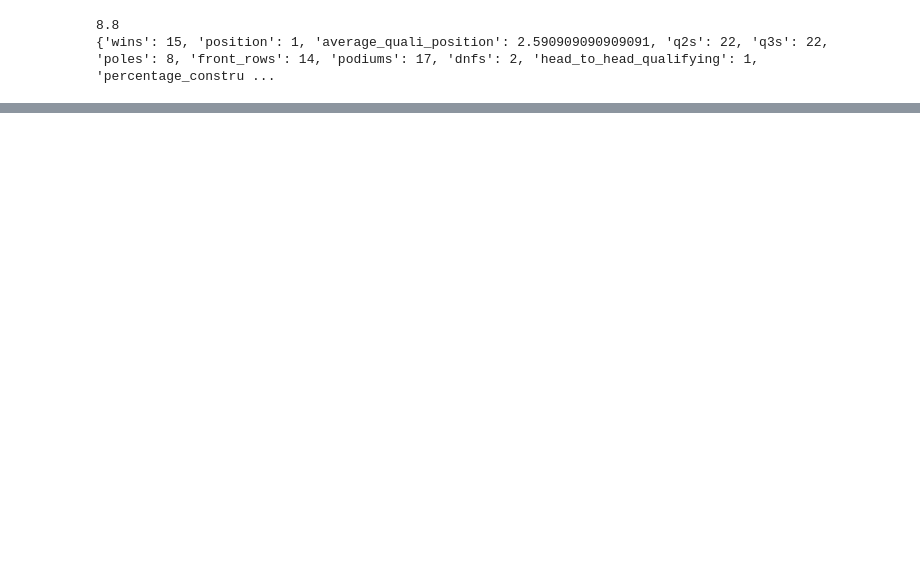
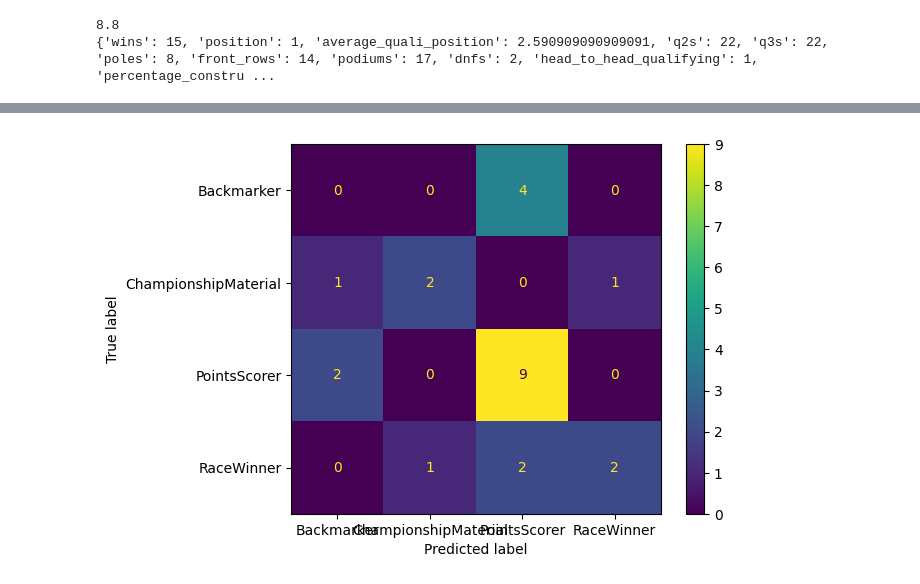
Before and after one commit to kbaczkiewicz/f1predictions, a Jupyter notebook: notebooks/F1 prediction.ipynb, the cells around one changed output, grey strips where cells are left out. Drawn from its saved outputs; the diff is of its cells as text; code cells hidden in the pictures; blank space fills up the shorter version.

Commit message:
create classifiers

```diff
--- a/notebooks/F1 prediction.ipynb
+++ b/notebooks/F1 prediction.ipynb
@@ -156,0 +148,93 @@ Max Verstappen's 2023 predicted rating: 8.7
+# %%
+import numpy as np
+import matplotlib.pyplot as plt
+from sklearn.metrics import ConfusionMatrixDisplay
+import warnings
+from f1predictions.orm.config.database import get_session
+from f1predictions.orm.query import DriverCategoryQuery, DriverQuery, DriverRatingQuery
+from f1predictions.prediction.modelfactory import DriverCategoryModelFactory, DriverRatingsModelFactory
+from f1predictions.prediction.classifiers import LogisticRegressionClassifierBuilder, DecisionTreeClassifierBuilder, \
+    RandomForestClassifierBuilder, LightGBMClassifierBuilder, KNNClassifierBuilder
+from f1predictions.utils import get_driver_ratings_predictor
+
+driver_categories_query = DriverCategoryQuery(get_session())
+driver_ratings_factory = DriverRatingsModelFactory(DriverQuery(get_session()))
+factory = DriverCategoryModelFactory(driver_ratings_factory)
+ratings_predictor = get_driver_ratings_predictor(DriverRatingQuery(get_session()), driver_ratings_factory).get()
+
+categories = driver_categories_query.get_drivers_categories()
+
+with warnings.catch_warnings():
+    warnings.simplefilter('ignore')
+    model = [
+        factory.create_driver_category_model(
+            i.driver_id,
+            i.year,
+            float(ratings_predictor.predict(np.array(driver_ratings_factory.create_driver_ratings_model(i.driver_id, i.year).to_list()).reshape(1, -1))))
+        for i in categories
+    ]
+
+X = np.array([i.to_list() for i in model])
+y = np.array([i.category.name for i in categories])
+
+drivers_ids = [i.driver_id for i in categories]
+
+classifier_builder = LogisticRegressionClassifierBuilder() \
+    .set_model(X, y) \
+    .create_train_test_set(0.33) \
+    .create_classifier('ovr', 'liblinear')
+
+classifier = classifier_builder.get()
+
+y_pred = classifier.predict(classifier_builder.X_test)
+print(classifier.score(classifier_builder.X_test, classifier_builder.y_test))
+ConfusionMatrixDisplay.from_predictions(classifier_builder.y_test, y_pred)
+
+decision_tree_builder = DecisionTreeClassifierBuilder() \
+    .set_model(X, y) \
+    .set_criterion('log_loss') \
+    .create_train_test_set(0.33) \
+    .create_classifier(12)
+
+decision_tree = decision_tree_builder.get()
+
+y_pred = decision_tree.predict(decision_tree_builder.X_test)
+print(decision_tree.score(decision_tree_builder.X_test, decision_tree_builder.y_test))
+ConfusionMatrixDisplay.from_predictions(decision_tree_builder.y_test, y_pred)
+
+random_forest_builder = RandomForestClassifierBuilder() \
+    .set_model(X, y) \
+    .set_criterion('log_loss') \
+    .create_train_test_set(0.33) \
+    .create_classifier(50)
+
+random_forest = random_forest_builder.get()
+
+y_pred = random_forest.predict(random_forest_builder.X_test)
+print(random_forest.score(random_forest_builder.X_test, random_forest_builder.y_test))
+ConfusionMatrixDisplay.from_predictions(random_forest_builder.y_test, y_pred)
+
+lightgbm_builder = LightGBMClassifierBuilder() \
+    .set_model(X, y) \
+    .create_train_test_set(0.33) \
+    .create_classifier(8)
+
+lightgbm_classifier = lightgbm_builder.get()
+
+y_pred = lightgbm_classifier.predict(lightgbm_builder.X_test)
+print(lightgbm_classifier.score(lightgbm_builder.X_test, lightgbm_builder.y_test))
+ConfusionMatrixDisplay.from_predictions(lightgbm_builder.y_test, y_pred)
+
+knn_builder = KNNClassifierBuilder() \
+    .set_model(X, y) \
+    .create_train_test_set(0.33) \
+    .create_classifier(25)
+
+knn_classifier = knn_builder.get()
+
+y_pred = knn_classifier.predict(knn_builder.X_test)
+print(knn_classifier.score(knn_builder.X_test, knn_builder.y_test))
+ConfusionMatrixDisplay.from_predictions(knn_builder.y_test, y_pred)
+
+plt.show()
+# %% [output]
@@ -156,0 +246 @@ Max Verstappen's 2023 predicted rating: 8.7
+[figure, added]
```
Also changed, not shown: parts of 6 cells of this notebook, 11 other files.
